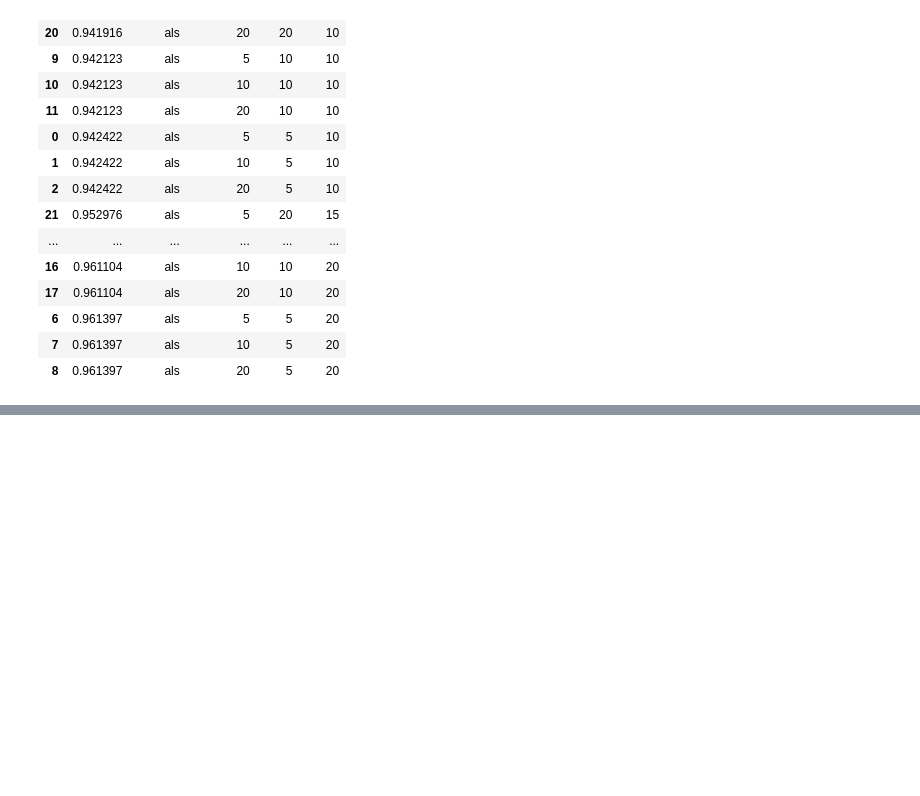
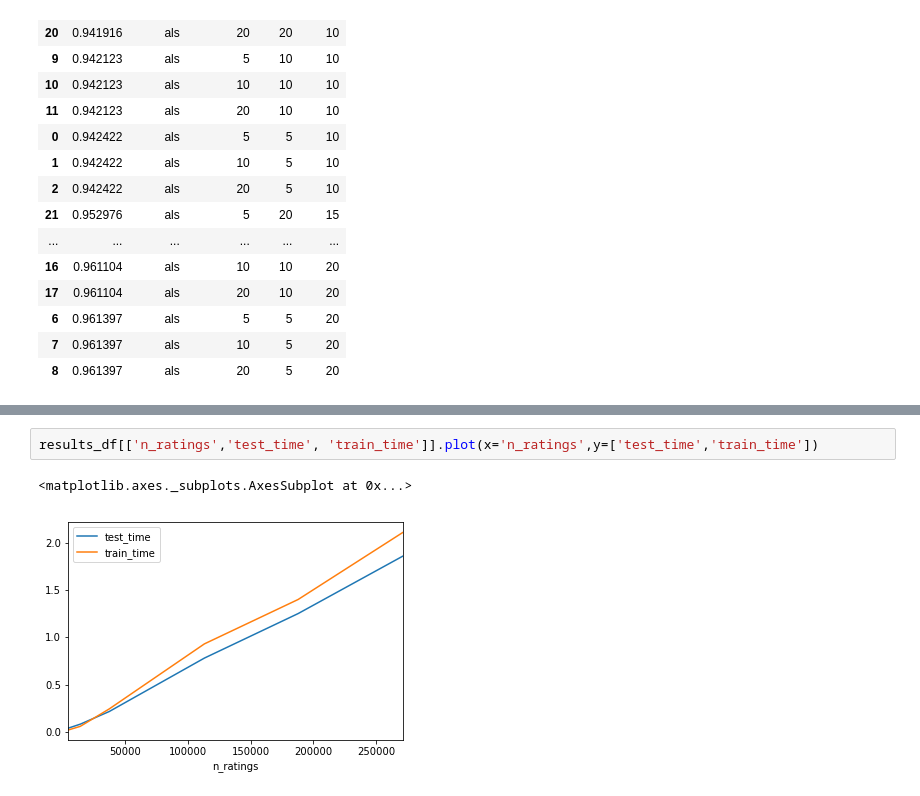
Before and after one commit to sdoctor7/book-recommendations, a Jupyter notebook: basline-algorithm.ipynb, the cells around one changed output, grey strips where cells are left out. Cells and saved outputs as stored; diff of their text form; blank space fills up the shorter version.

```diff
--- a/basline-algorithm.ipynb
+++ b/basline-algorithm.ipynb
@@ -344,0 +367,5 @@ def spearman(predictions):
+# %%
+results_df[['n_ratings','test_time', 'train_time']].plot(x='n_ratings',y=['test_time','train_time'])
+# %% [output]
+<matplotlib.axes._subplots.AxesSubplot at 0x...>
+[figure, added]
```
Also changed, not shown: parts of 8 cells of this notebook.
